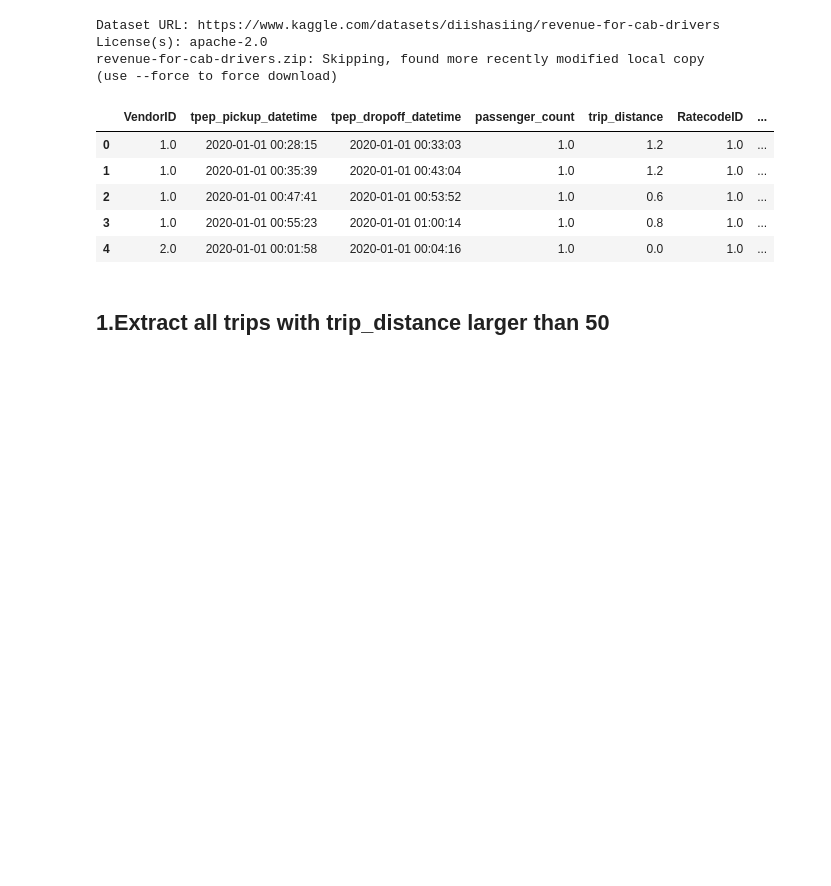
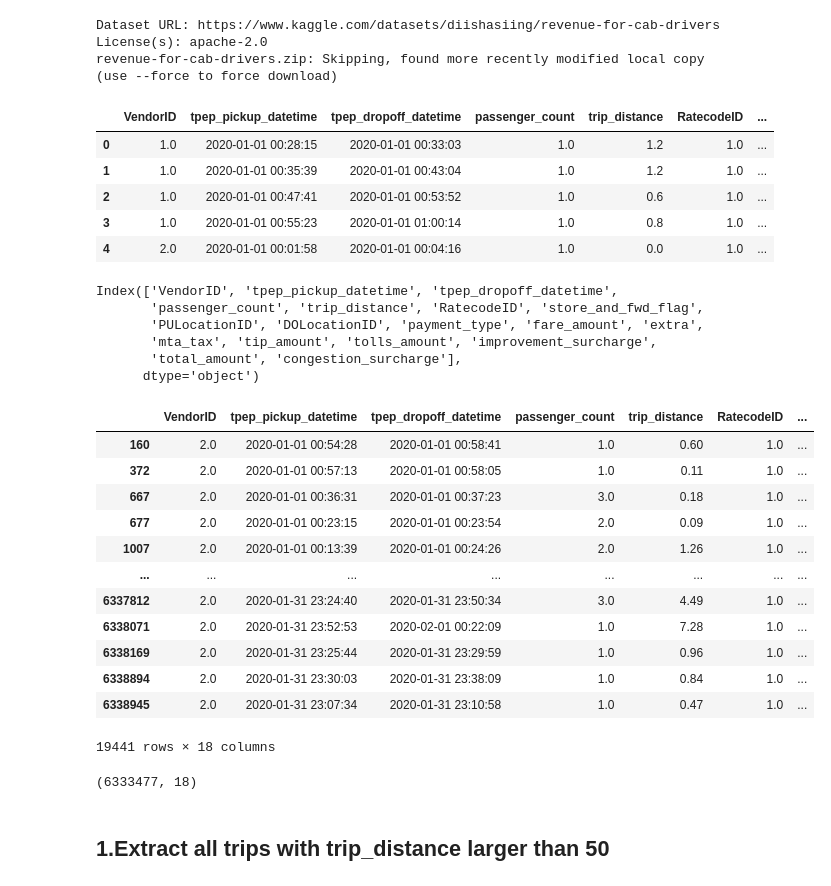
Before and after one commit to federicaromano0/progetto_computer_science, a Jupyter notebook: Progetto CS fede.ipynb, the cells around one changed output. Drawn from its saved outputs; the diff is of its cells as text; code cells hidden in the pictures; blank space fills up the shorter version.

```diff
--- a/Progetto CS fede.ipynb
+++ b/Progetto CS fede.ipynb
@@ -35,6 +31,8 @@ with zipfile.ZipFile('revenue-for-cab-drivers.zip', 'r') as zip_ref:
     zip_ref.extractall('.')
 # %%
 df=pd.read_csv('data.csv') #low_memory=False
+# %%
+df=pd.read_csv("/Users/federicaromano/Desktop/università/1_Foundations of Computer Science/0PROGETTO/data.csv")
 # %%
 df.head()
 # %% [output]
@@ -44,3 +42,28 @@ df.head()
 | 2 | 1.0 | 2020-01-01 00:47:41 | 2020-01-01 00:53:52 | 1.0 | 0.6 | 1.0 | ... |
 | 3 | 1.0 | 2020-01-01 00:55:23 | 2020-01-01 01:00:14 | 1.0 | 0.8 | 1.0 | ... |
 | 4 | 2.0 | 2020-01-01 00:01:58 | 2020-01-01 00:04:16 | 1.0 | 0.0 | 1.0 | ... |
+# %%
+df.columns
+# %% [output]
+Index(['VendorID', 'tpep_pickup_datetime', 'tpep_dropoff_datetime',
+       'passenger_count', 'trip_distance', 'RatecodeID', 'store_and_fwd_flag',
+       'PULocationID', 'DOLocationID', 'payment_type', 'fare_amount', 'extra',
+       'mta_tax', 'tip_amount', 'tolls_amount', 'improvement_surcharge',
+       'total_amount', 'congestion_surcharge'],
+      dtype='object')
+# %%
+df[df['total_amount']<0]
+# %% [output]
+|  | VendorID | tpep_pickup_datetime | tpep_dropoff_datetime | passenger_count | trip_distance | RatecodeID | ... |
+| 160 | 2.0 | 2020-01-01 00:54:28 | 2020-01-01 00:58:41 | 1.0 | 0.60 | 1.0 | ... |
+| 372 | 2.0 | 2020-01-01 00:57:13 | 2020-01-01 00:58:05 | 1.0 | 0.11 | 1.0 | ... |
+| 667 | 2.0 | 2020-01-01 00:36:31 | 2020-01-01 00:37:23 | 3.0 | 0.18 | 1.0 | ... |
+| 677 | 2.0 | 2020-01-01 00:23:15 | 2020-01-01 00:23:54 | 2.0 | 0.09 | 1.0 | ... |
+| 1007 | 2.0 | 2020-01-01 00:13:39 | 2020-01-01 00:24:26 | 2.0 | 1.26 | 1.0 | ... |
+| ... | ... | ... | ... | ... | ... | ... | ... |
+| 6337812 | 2.0 | 2020-01-31 23:24:40 | 2020-01-31 23:50:34 | 3.0 | 4.49 | 1.0 | ... |
+| 6338071 | 2.0 | 2020-01-31 23:52:53 | 2020-02-01 00:22:09 | 1.0 | 7.28 | 1.0 | ... |
+| 6338169 | 2.0 | 2020-01-31 23:25:44 | 2020-01-31 23:29:59 | 1.0 | 0.96 | 1.0 | ... |
+| 6338894 | 2.0 | 2020-01-31 23:30:03 | 2020-01-31 23:38:09 | 1.0 | 0.84 | 1.0 | ... |
+| 6338945 | 2.0 | 2020-01-31 23:07:34 | 2020-01-31 23:10:58 | 1.0 | 0.47 | 1.0 | ... |
+19441 rows × 18 columns
@@ -47,3 +87,8 @@ df.head()
+# %%
+df=df_cleaned
+df.shape
+# %% [output]
+(6333477, 18)
 # %% [markdown]
 ## 1.Extract all trips with trip_distance larger than 50
 # %%
```
Also changed, not shown: parts of 17 cells of this notebook.
